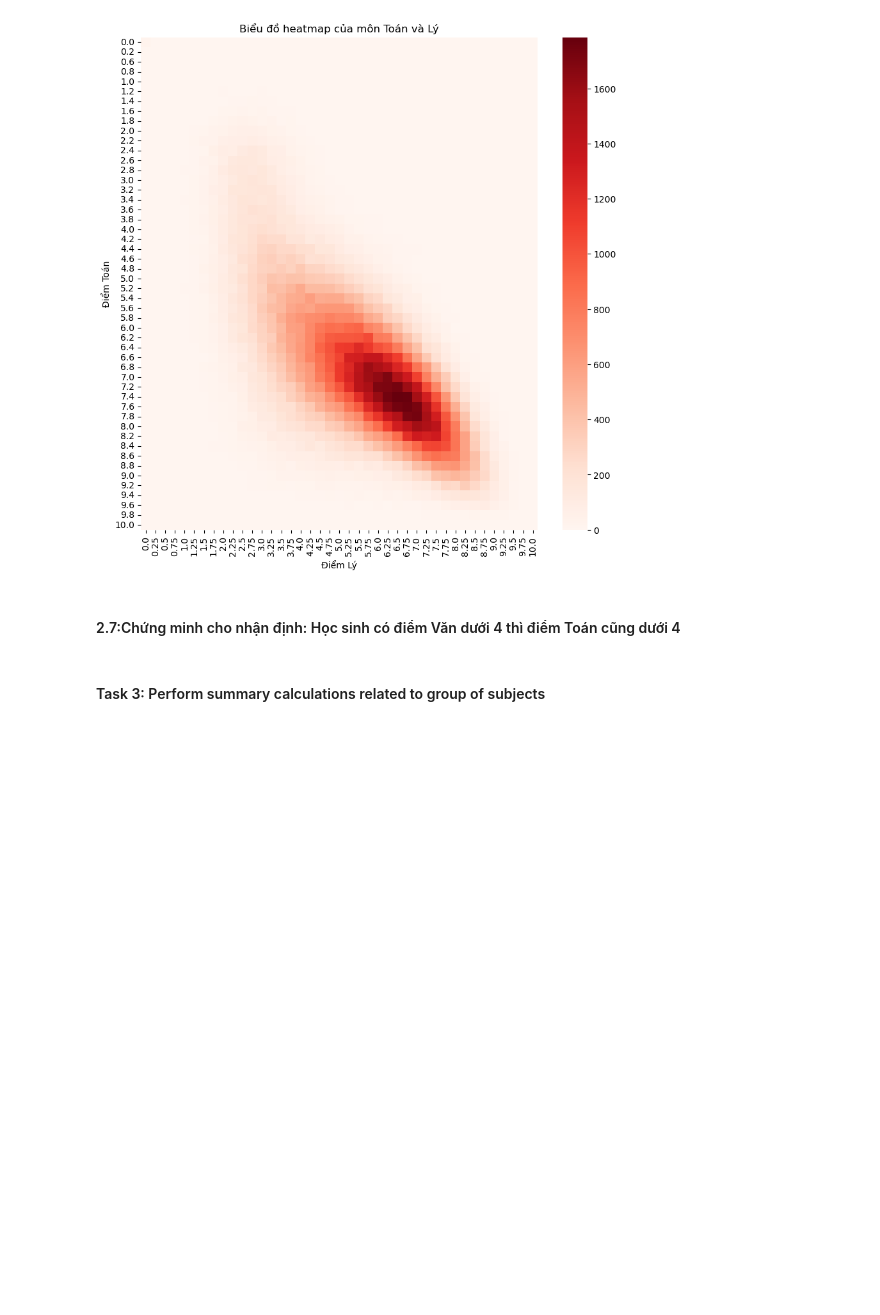
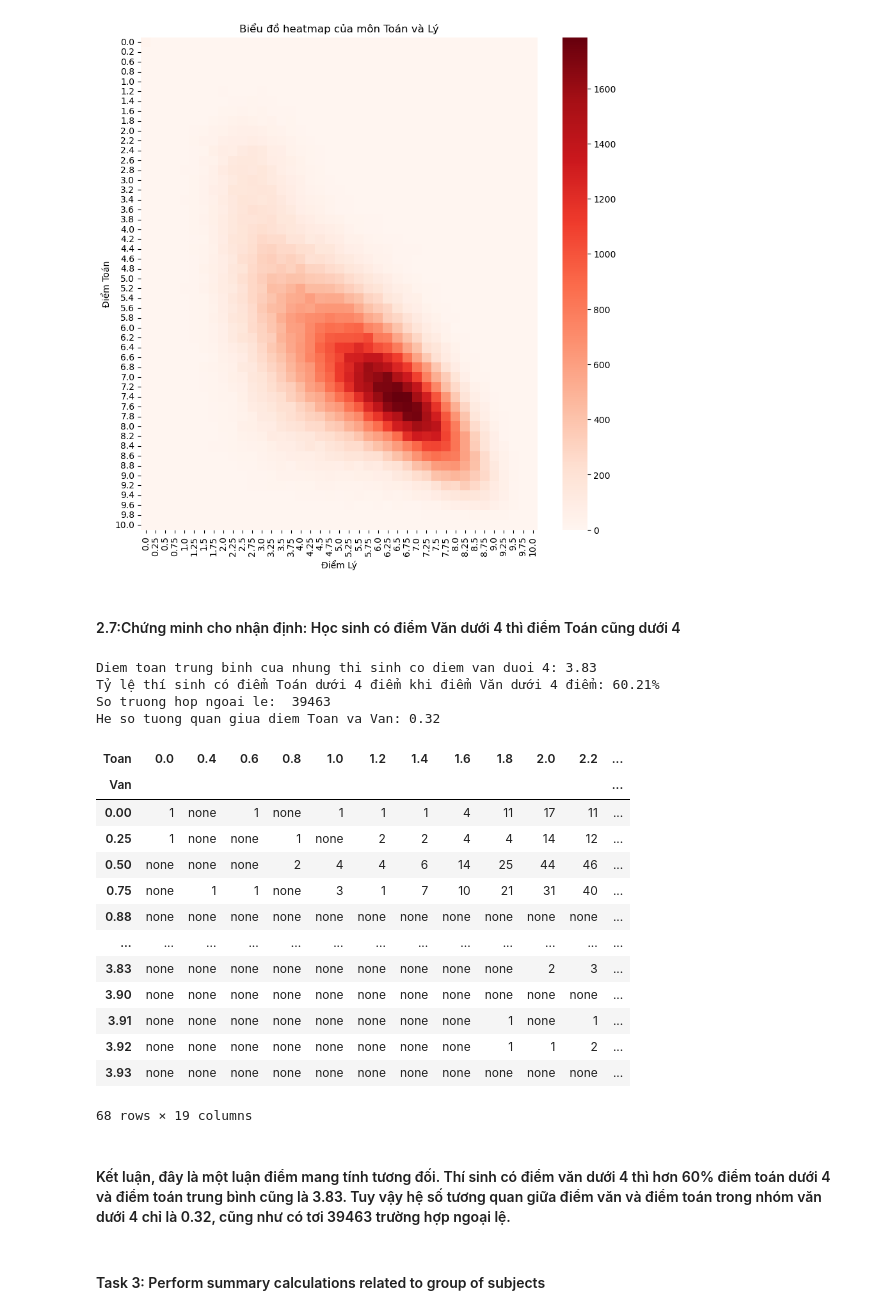
Before and after one commit to Bui-Minh-Quan/Phan_tich_diem_tot_nghiep_2019, a Jupyter notebook: PHAN_TICH_DIEM_THPTGQ.ipynb, the cells around one changed output. Cells and saved outputs as stored; diff of their text form; code cells hidden in the pictures; blank space fills up the shorter version.

```diff
--- a/PHAN_TICH_DIEM_THPTGQ.ipynb
+++ b/PHAN_TICH_DIEM_THPTGQ.ipynb
@@ -341,3 +332,45 @@ df_Toan_Van = df_Toan_Van.groupby('Van').agg(
+# %%
+df_Toan_Van = df[~df['Toan'].isnull() & ~df['Van'].isnull()]
+
+van_duoi_4 = df[df['Van'] < 4]
+ty_le_toan_duoi_4 = (van_duoi_4['Toan'] < 4).mean() * 100
+
+ngoai_le = df[(df['Van'] < 4) & (df['Toan'] >= 4)]
+so_luong_ngoai_le = ngoai_le.shape[0]
+
+van_duoi_4 = df_Toan_Van[df_Toan_Van['Van'] < 4]
+correlation = van_duoi_4['Van'].corr(van_duoi_4['Toan'])
+
+diem_toan_trung_binh = df_Toan_Van[df_Toan_Van['Van'] < 4]['Toan'].mean()
+
+print(f'Diem toan trung binh cua nhung thi sinh co diem van duoi 4: {diem_toan_trung_binh:.2f}')
+print(f'Tỷ lệ thí sinh có điểm Toán dưới 4 điểm khi điểm Văn dưới 4 điểm: {ty_le_toan_duoi_4:.2f}%')
+print("So truong hop ngoai le: ", so_luong_ngoai_le)
+print(f"He so tuong quan giua diem Toan va Van: {correlation:.2f} ")
+
+van_duoi_4 = van_duoi_4[van_duoi_4['Toan'] < 4]
+van_duoi_4.pivot_table(index='Van', columns='Toan', aggfunc='size', fill_value='none')
+# %% [output]
+Diem toan trung binh cua nhung thi sinh co diem van duoi 4: 3.83
+Tỷ lệ thí sinh có điểm Toán dưới 4 điểm khi điểm Văn dưới 4 điểm: 60.21%
+So truong hop ngoai le:  39463
+He so tuong quan giua diem Toan va Van: 0.32
+| Toan | 0.0 | 0.4 | 0.6 | 0.8 | 1.0 | 1.2 | 1.4 | 1.6 | 1.8 | 2.0 | 2.2 | ... |
+| Van |  |  |  |  |  |  |  |  |  |  |  | ... |
+| 0.00 | 1 | none | 1 | none | 1 | 1 | 1 | 4 | 11 | 17 | 11 | ... |
+| 0.25 | 1 | none | none | 1 | none | 2 | 2 | 4 | 4 | 14 | 12 | ... |
+| 0.50 | none | none | none | 2 | 4 | 4 | 6 | 14 | 25 | 44 | 46 | ... |
+| 0.75 | none | 1 | 1 | none | 3 | 1 | 7 | 10 | 21 | 31 | 40 | ... |
+| 0.88 | none | none | none | none | none | none | none | none | none | none | none | ... |
+| ... | ... | ... | ... | ... | ... | ... | ... | ... | ... | ... | ... | ... |
+| 3.83 | none | none | none | none | none | none | none | none | none | 2 | 3 | ... |
+| 3.90 | none | none | none | none | none | none | none | none | none | none | none | ... |
+| 3.91 | none | none | none | none | none | none | none | none | 1 | none | 1 | ... |
+| 3.92 | none | none | none | none | none | none | none | none | 1 | 1 | 2 | ... |
+| 3.93 | none | none | none | none | none | none | none | none | none | none | none | ... |
+68 rows × 19 columns
+# %% [markdown]
+#### Kết luận, đây là một luận điểm mang tính tương đối. Thí sinh có điểm văn dưới 4 thì hơn 60% điểm toán dưới 4 và điểm toán trung bình cũng là 3.83. Tuy vậy hệ số tương quan giữa điểm văn và điểm toán trong nhóm văn dưới 4 chỉ là 0.32, cũng như có tơi 39463 trường hợp ngoại lệ.
 # %% [markdown]
 #### Task 3: Perform summary calculations related to group of subjects
 # %% [markdown]
```
Also changed, not shown: parts of 5 cells of this notebook, 1 other file.
